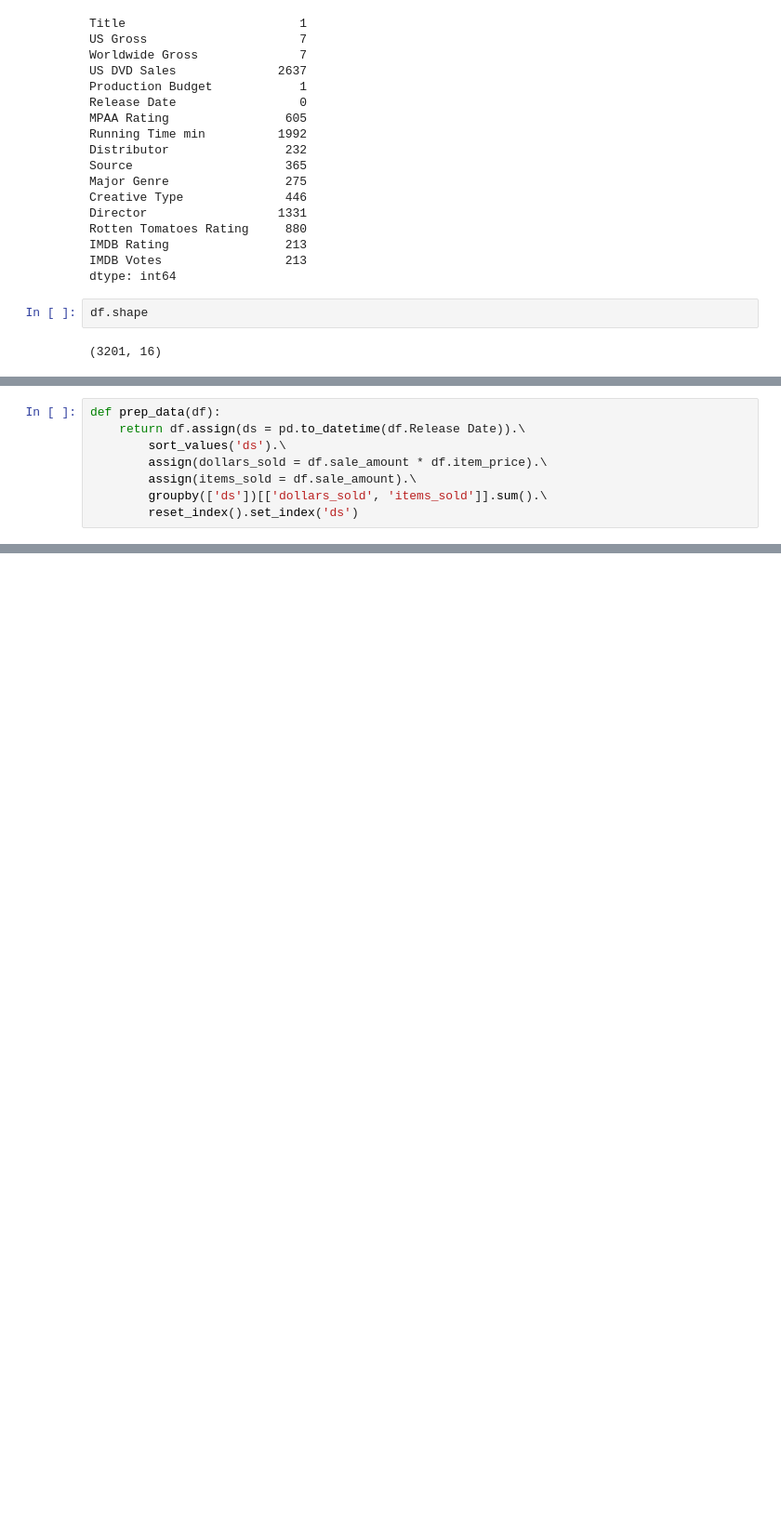
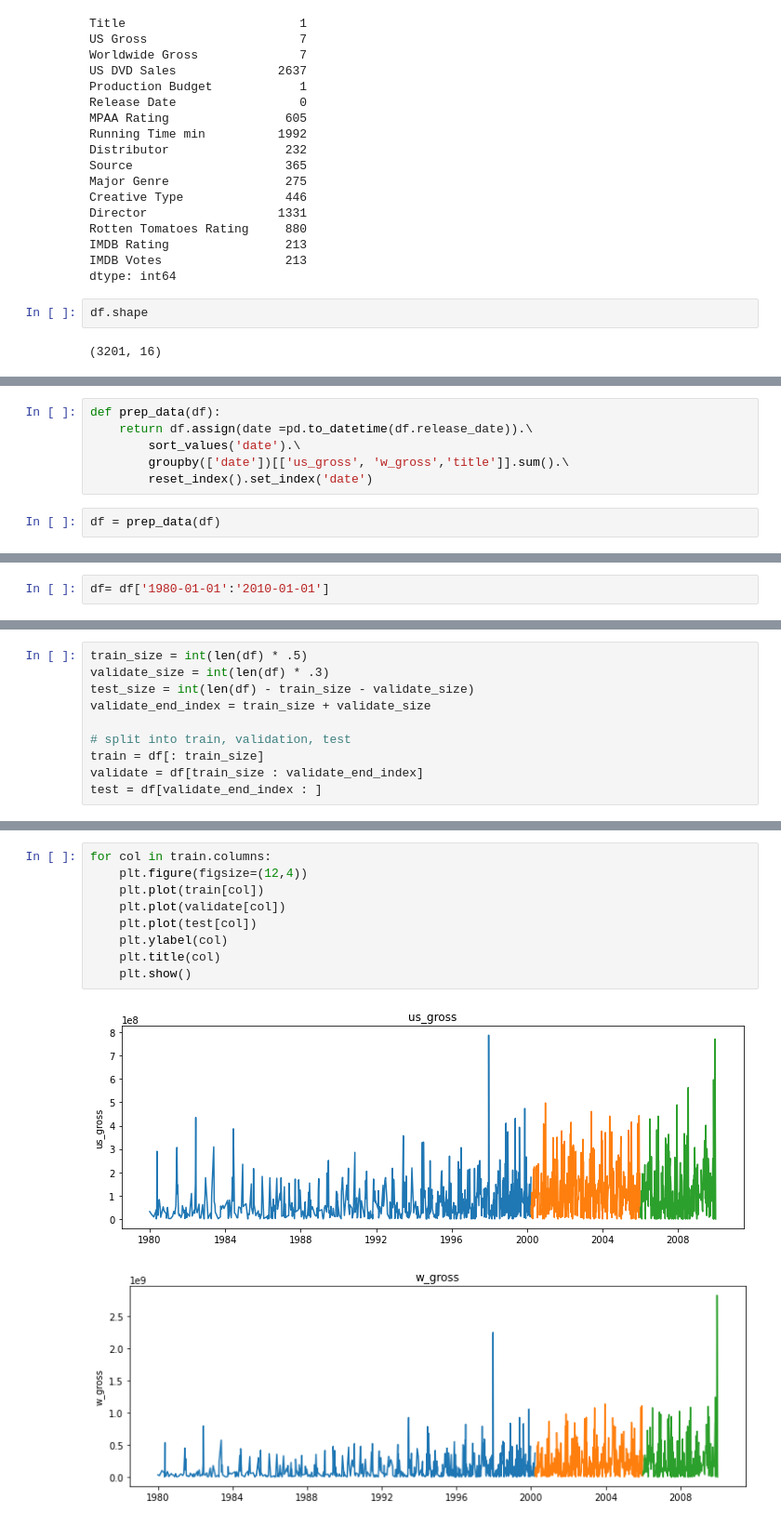
Before and after one commit to george887/time-series-exercises, a Jupyter notebook: model.ipynb, the cells around one changed output, grey strips where cells are left out. Shown at 93% size. Saved outputs shown, nothing was run; the diff lists cells and outputs as text; blank space fills up the shorter version.

```diff
--- a/model.ipynb
+++ b/model.ipynb
@@ -809,8 +603,8 @@ df = df.rename(columns = {'US Gross': 'us_gross', ''})
 # %%
 def prep_data(df):
-    return df.assign(ds = pd.to_datetime(df.Release Date)).\
-        sort_values('ds').\
-        assign(dollars_sold = df.sale_amount * df.item_price).\
-        assign(items_sold = df.sale_amount).\
-        groupby(['ds'])[['dollars_sold', 'items_sold']].sum().\
-        reset_index().set_index('ds')
+    return df.assign(date =pd.to_datetime(df.release_date)).\
+        sort_values('date').\
+        groupby(['date'])[['us_gross', 'w_gross','title']].sum().\
+        reset_index().set_index('date')
+# %%
+df = prep_data(df)
@@ -816,0 +615,2 @@ def prep_data(df):
+# %%
+df= df['1980-01-01':'2010-01-01']
@@ -816,0 +623,10 @@ def prep_data(df):
+# %%
+train_size = int(len(df) * .5)
+validate_size = int(len(df) * .3)
+test_size = int(len(df) - train_size - validate_size)
+validate_end_index = train_size + validate_size
+
+# split into train, validation, test
+train = df[: train_size]
+validate = df[train_size : validate_end_index]
+test = df[validate_end_index : ]
@@ -816,0 +646,12 @@ def prep_data(df):
+# %%
+for col in train.columns:
+    plt.figure(figsize=(12,4))
+    plt.plot(train[col])
+    plt.plot(validate[col])
+    plt.plot(test[col])
+    plt.ylabel(col)
+    plt.title(col)
+    plt.show()
+# %% [output]
+[figure, added]
+[figure, added]
```
Also changed, not shown: parts of 60 cells of this notebook.
